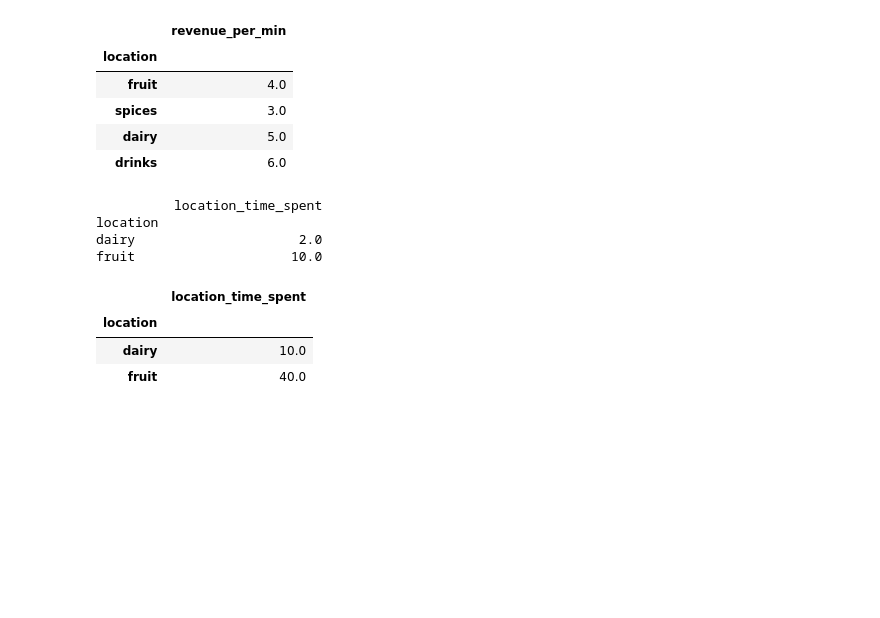
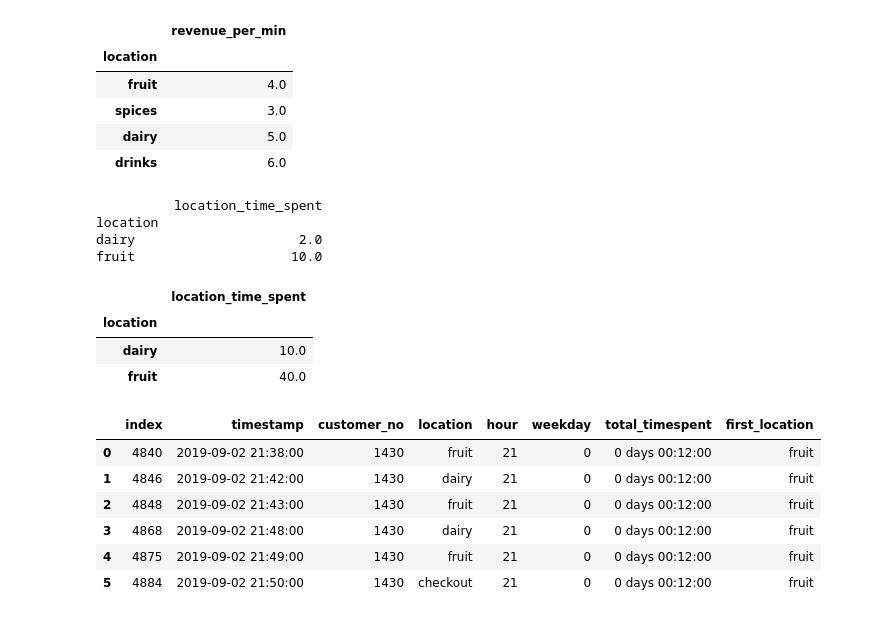
Before and after one commit to abhisrn1986/SupermarketSimulation, a Jupyter notebook: MarkovSimulation/data_exploration_abhishek.ipynb, the cells around one changed output. Cells and saved outputs as stored; diff of their text form; code cells hidden in the pictures; blank space fills up the shorter version.

Commit message:
Added transitions example code for a customer.

```diff
--- a/MarkovSimulation/data_exploration_abhishek.ipynb
+++ b/MarkovSimulation/data_exploration_abhishek.ipynb
@@ -3,6 +3,10 @@ import pandas as pd
 import numpy as np
 import matplotlib.pyplot as plt
 import seaborn as sns
+
+import logging
+
+logging.getLogger().setLevel(logging.DEBUG)
 
 g_figsize = (20,15)
 g_title_fontsize = 30
@@ -39,6 +43,11 @@ def customer_total_revenue(df, customer_id, revenue_per_minute) :
 
     # return customer_df
     return customer_df[['location', 'location_time_spent']][:-1].groupby("location").sum().apply(lambda x : revenue_per_minute.loc[x.name]['revenue_per_min'] * x, axis=1)
+
+
+def get_customer_history(df, customer_id):
+    customer_df = df.loc[customer_id == df['customer_no']].sort_values(by=['timestamp'])
+    return customer_df
 # %%
 mon_df=pd.read_csv("monday.csv",sep=";")
 tue_df=pd.read_csv("tuesday.csv",sep=";")
@@ -325,0 +329,12 @@ fruit                    10.0
+# %%
+customer_transitions = get_customer_history(all_days_df, 1430)
+customer_transitions.reset_index(inplace=True)
+customer_transitions
+# %% [output]
+|  | index | timestamp | customer_no | location | hour | weekday | total_timespent | first_location |
+| 0 | 4840 | 2019-09-02 21:38:00 | 1430 | fruit | 21 | 0 | 0 days 00:12:00 | fruit |
+| 1 | 4846 | 2019-09-02 21:42:00 | 1430 | dairy | 21 | 0 | 0 days 00:12:00 | fruit |
+| 2 | 4848 | 2019-09-02 21:43:00 | 1430 | fruit | 21 | 0 | 0 days 00:12:00 | fruit |
+| 3 | 4868 | 2019-09-02 21:48:00 | 1430 | dairy | 21 | 0 | 0 days 00:12:00 | fruit |
+| 4 | 4875 | 2019-09-02 21:49:00 | 1430 | fruit | 21 | 0 | 0 days 00:12:00 | fruit |
+| 5 | 4884 | 2019-09-02 21:50:00 | 1430 | checkout | 21 | 0 | 0 days 00:12:00 | fruit |
```
Also changed, not shown: parts of 4 cells of this notebook.
